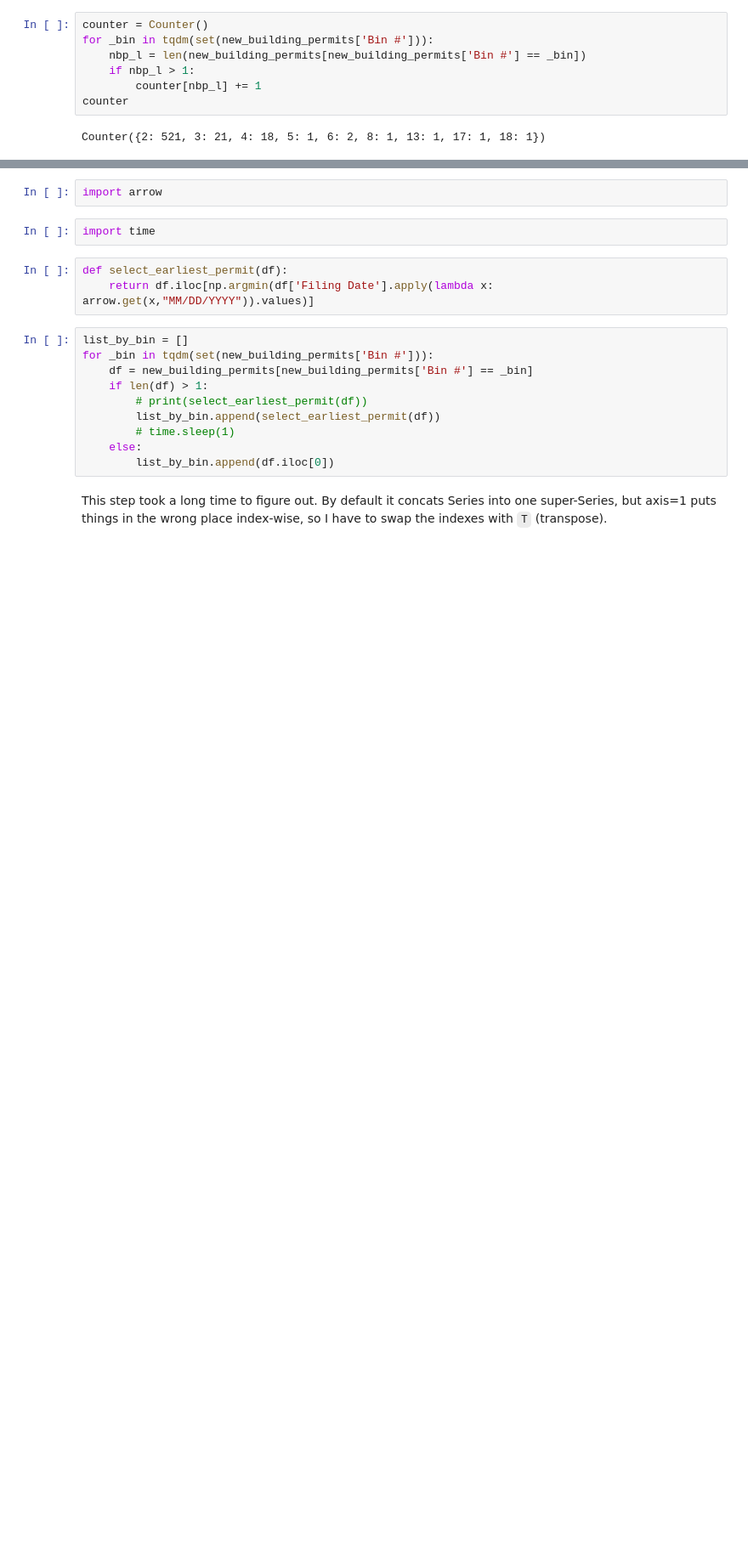
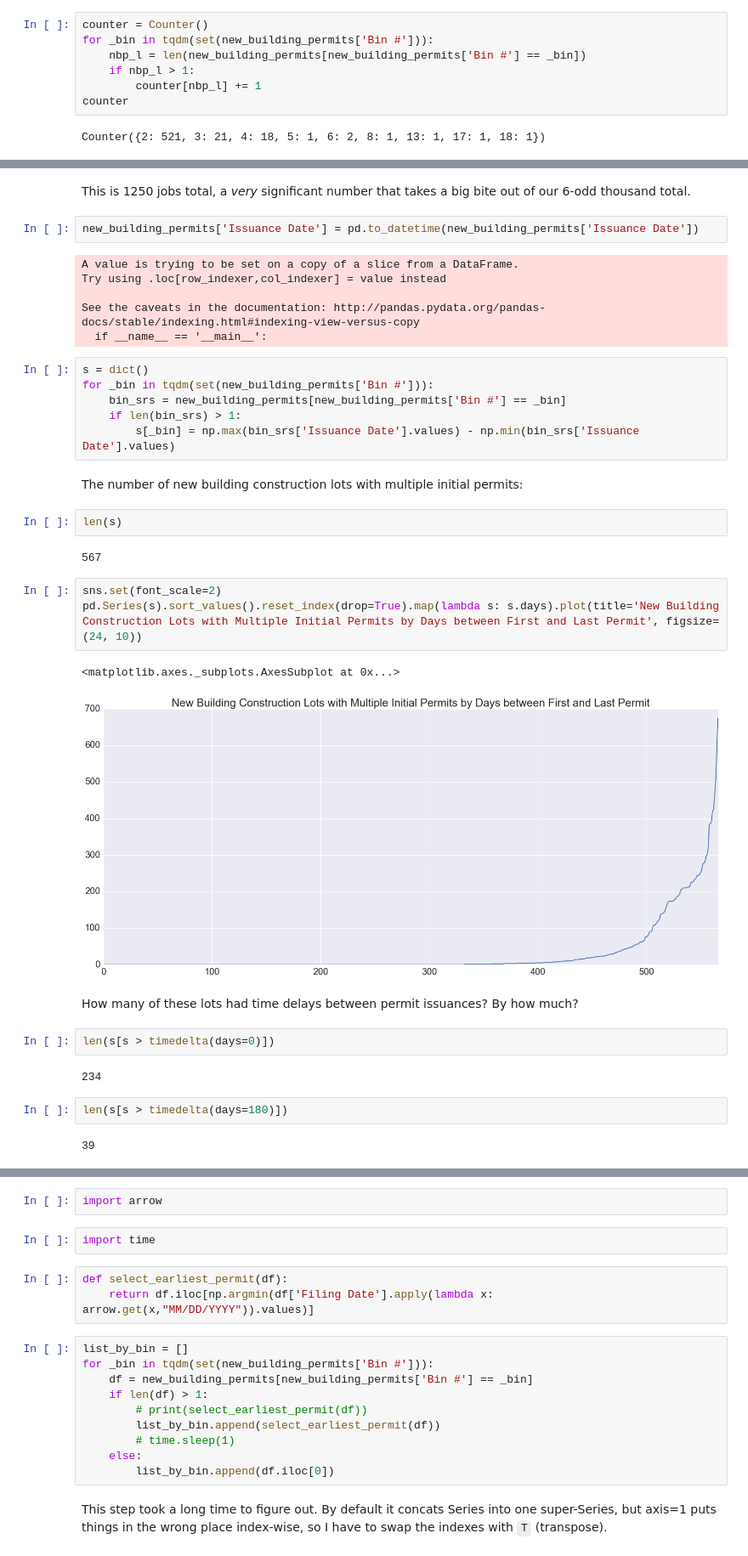
Before and after one commit to techelo/nyc-construction-timeline, a Jupyter notebook: Permit-to-Occupancy Processing.ipynb, the cells around one changed output, grey strips where cells are left out. Shown at 85% size. Cells and saved outputs as stored; diff of their text form; blank space fills up the shorter version.

```diff
--- a/Permit-to-Occupancy Processing.ipynb
+++ b/Permit-to-Occupancy Processing.ipynb
@@ -150,0 +149,38 @@ Let's simply take the date of the earliest one.
+# %% [markdown]
+This is 1250 jobs total, a *very* significant number that takes a big bite out of our 6-odd thousand total.
+# %%
+new_building_permits['Issuance Date'] = pd.to_datetime(new_building_permits['Issuance Date'])
+# %% [output]
+A value is trying to be set on a copy of a slice from a DataFrame.
+Try using .loc[row_indexer,col_indexer] = value instead
+
+See the caveats in the documentation: http://pandas.pydata.org/pandas-docs/stable/indexing.html#indexing-view-versus-copy
+  if __name__ == '__main__':
+# %%
+s = dict()
+for _bin in tqdm(set(new_building_permits['Bin #'])):
+    bin_srs = new_building_permits[new_building_permits['Bin #'] == _bin]
+    if len(bin_srs) > 1:
+        s[_bin] = np.max(bin_srs['Issuance Date'].values) - np.min(bin_srs['Issuance Date'].values)
+# %% [markdown]
+The number of new building construction lots with multiple initial permits:
+# %%
+len(s)
+# %% [output]
+567
+# %%
+sns.set(font_scale=2)
+pd.Series(s).sort_values().reset_index(drop=True).map(lambda s: s.days).plot(title='New Building Construction Lots with Multiple Initial Permits by Days between First and Last Permit', figsize=(24, 10))
+# %% [output]
+<matplotlib.axes._subplots.AxesSubplot at 0x...>
+[figure, added]
+# %% [markdown]
+How many of these lots had time delays between permit issuances? By how much?
+# %%
+len(s[s > timedelta(days=0)])
+# %% [output]
+234
+# %%
+len(s[s > timedelta(days=180)])
+# %% [output]
+39
```
Also changed, not shown: parts of 15 cells of this notebook, 3 other files.
